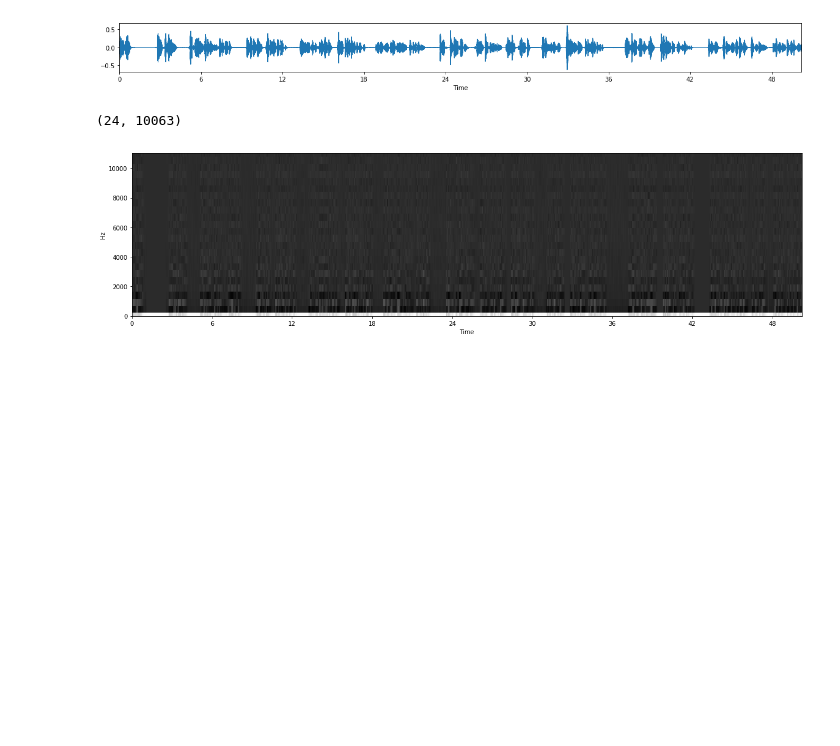
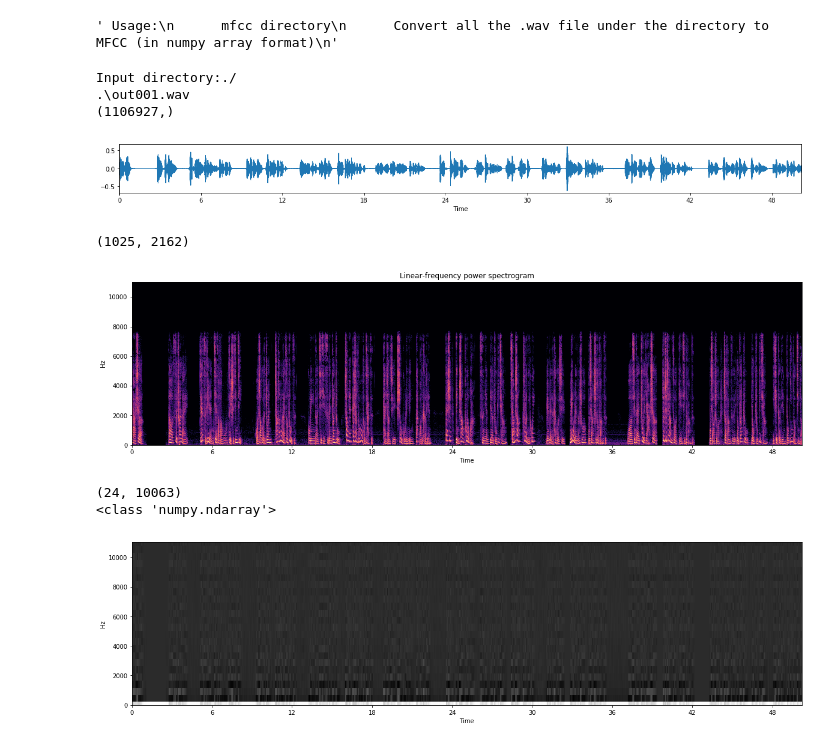
Before and after one commit to chainwu/lang-tools, a Jupyter notebook: mfcc/mfcc.ipynb, the cells around one changed output. Drawn from its saved outputs; the diff is of its cells as text; code cells hidden in the pictures; blank space fills up the shorter version.

```diff
--- a/mfcc/mfcc.ipynb
+++ b/mfcc/mfcc.ipynb
@@ -1,3 +1,12 @@
+# %%
+#!/usr/bin/env python3
+#-*- coding: utf-8 -*-
+""" Usage:
+      mfcc directory
+      Convert all the .wav file under the directory to MFCC (in numpy array format)
+"""
+# %% [output]
+' Usage:\n      mfcc directory\n      Convert all the .wav file under the directory to MFCC (in numpy array format)\n'
 # %%
 import librosa, librosa.display
 import IPython.display
@@ -6,12 +15,19 @@ import numpy as np
 
 def wav2mfcc(fn):
     plt.rcParams['figure.figsize'] = [20, 5]
+    y, fs = librosa.load(fn)
 
-    y, fs = librosa.load('out001.wav')
-
+    print(y.shape)
     plt.figure()
     plt.subplot(3, 1, 1)
     librosa.display.waveplot(y, sr=fs)
+    plt.show()
+
+    db=librosa.amplitude_to_db(np.abs(librosa.stft(y)), ref=np.max)
+    print(db.shape)
+    librosa.display.specshow(db, sr=fs, x_axis='time', y_axis='linear') #,cmap='Greys')
+    #plt.colorbar(format='%+2.0f dB')
+    plt.title('Linear-frequency power spectrogram')
     plt.show()
 
     n_fft = int(fs * 0.01)   # window length: 0.01 s
@@ -19,12 +35,39 @@ def wav2mfcc(fn):
     mfccs = librosa.feature.mfcc(y, sr=fs, n_mfcc=24, hop_length=hop_length, n_fft=n_fft)
 
     print(mfccs.shape)
+    print(type(mfccs))
 
     librosa.display.specshow(mfccs, sr=fs, x_axis='time', y_axis='hz', hop_length=hop_length, cmap='Greys')
     plt.show()
 
-    np.save('mfcc.npx', mfccs, allow_pickle=False)
+    np.save(fn[:-4]+'.mfcc', mfccs, allow_pickle=False)
-# %% [output]
-[figure, removed]
-(24, 10063)
-[figure, removed]
+# %%
+import glob
+import os.path
+import sys
+
+wavdir=input("Input directory:")
+if os.path.isdir(wavdir):
+    wavfl = glob.glob(wavdir+'/*.wav')
+    for w in wavfl:
+        print(w)
+        wav2mfcc(w)
+#wav2mfcc('out001.wav')
+#if __name__ == '__main__':
+#    try:
+#        wavdir = args
+#        if os.path.isdir(wavdir):
+
+#    except:
+#        print(__doc__)
+#        sys.exit(0)
+# %% [output]
+Input directory:./
+.\out001.wav
+(1106927,)
+[figure, added]
+(1025, 2162)
+[figure, added]
+(24, 10063)
+<class 'numpy.ndarray'>
+[figure, added]
```
Also changed, not shown: 1 other file.
